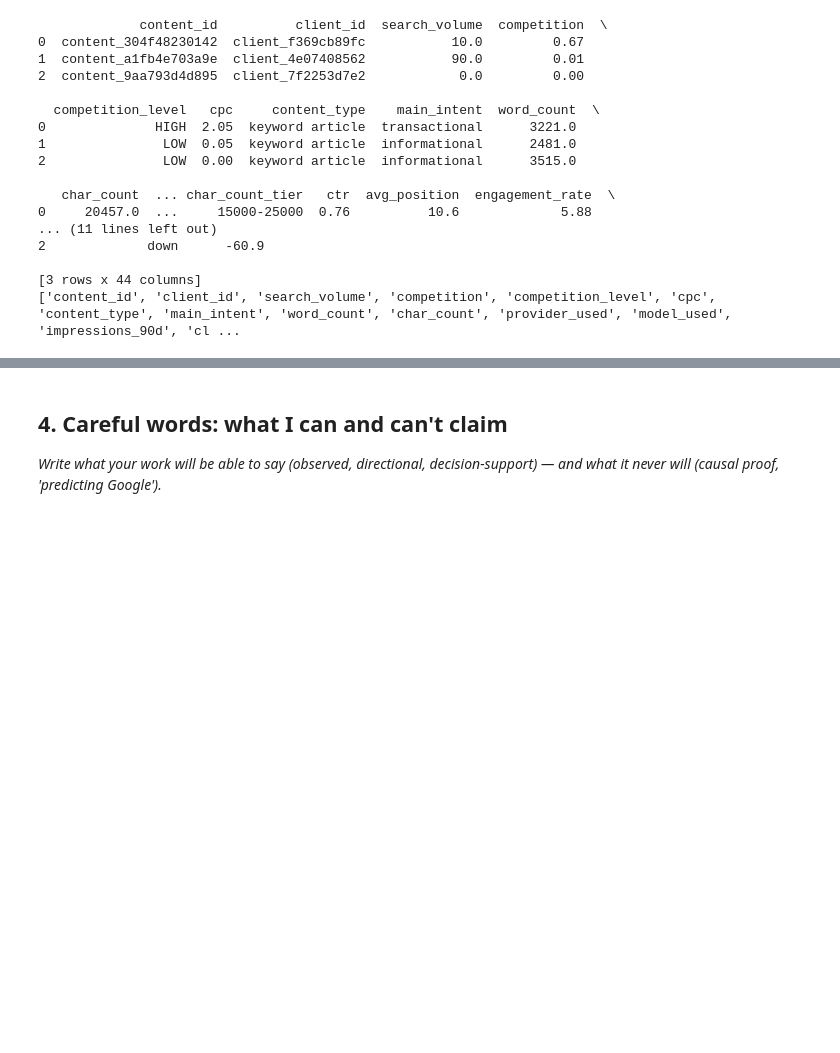
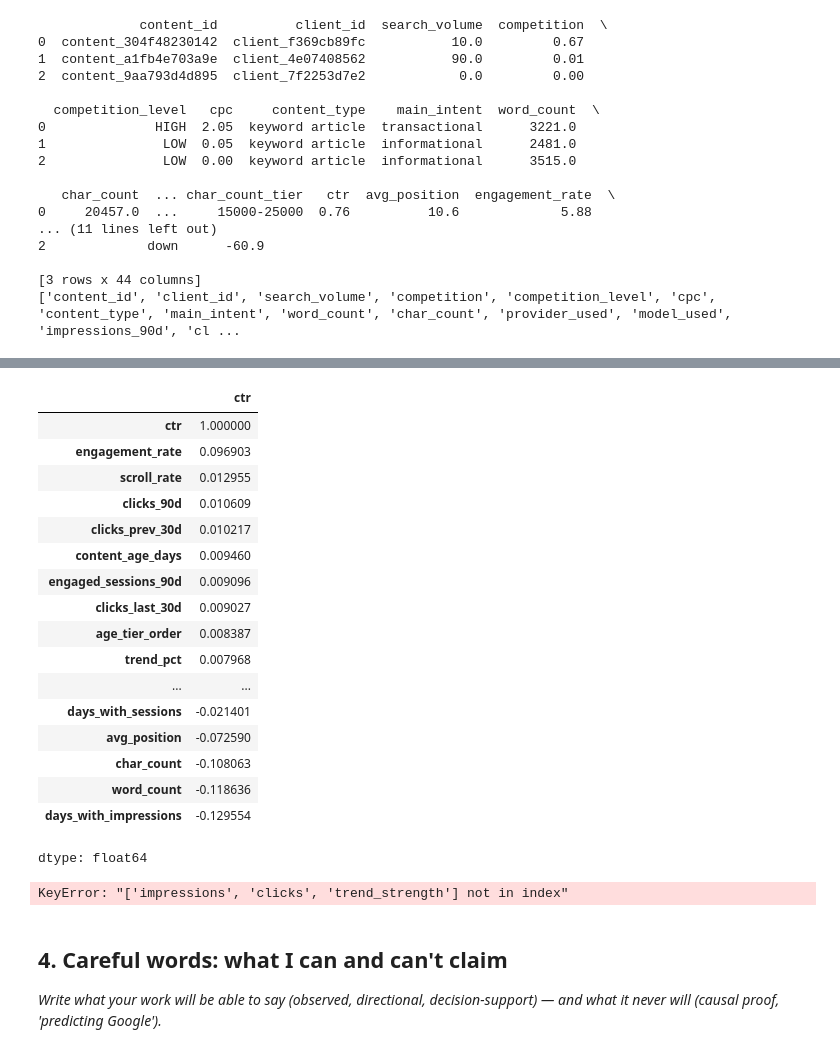
Before and after one commit to sujithauday/flyrank-ml-internship, a Jupyter notebook: work/notebooks/w01_research_question.ipynb, the cells around one changed output, grey strips where cells are left out. Drawn from its saved outputs; the diff is of its cells as text; code cells hidden in the pictures; blank space fills up the shorter version.

```diff
--- a/work/notebooks/w01_research_question.ipynb
+++ b/work/notebooks/w01_research_question.ipynb
@@ -53,3 +134,35 @@ print(df.columns.tolist())
+# %%
+df.corr(numeric_only=True)["ctr"].sort_values(ascending=False)
+# %% [output]
+|  | ctr |
+| ctr | 1.000000 |
+| engagement_rate | 0.096903 |
+| scroll_rate | 0.012955 |
+| clicks_90d | 0.010609 |
+| clicks_prev_30d | 0.010217 |
+| content_age_days | 0.009460 |
+| engaged_sessions_90d | 0.009096 |
+| clicks_last_30d | 0.009027 |
+| age_tier_order | 0.008387 |
+| trend_pct | 0.007968 |
+| ... | ... |
+| days_with_sessions | -0.021401 |
+| avg_position | -0.072590 |
+| char_count | -0.108063 |
+| word_count | -0.118636 |
+| days_with_impressions | -0.129554 |
+dtype: float64
+# %%
+import statsmodels.api as sm
+
+X = df[["avg_position", "impressions", "clicks", "trend_strength"]]
+X = sm.add_constant(X)
+y = df["ctr"]
+
+model = sm.OLS(y, X).fit()
+print(model.summary())
+# %% [output]
+KeyError: "['impressions', 'clicks', 'trend_strength'] not in index"
 # %% [markdown]
 ## 4. Careful words: what I can and can't claim
 
```
Also changed, not shown: parts of 10 cells of this notebook.
